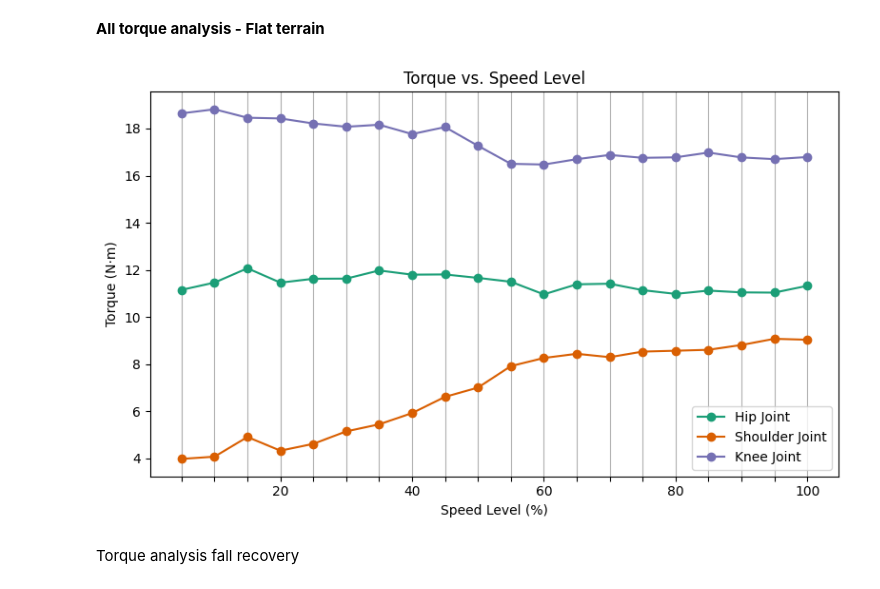
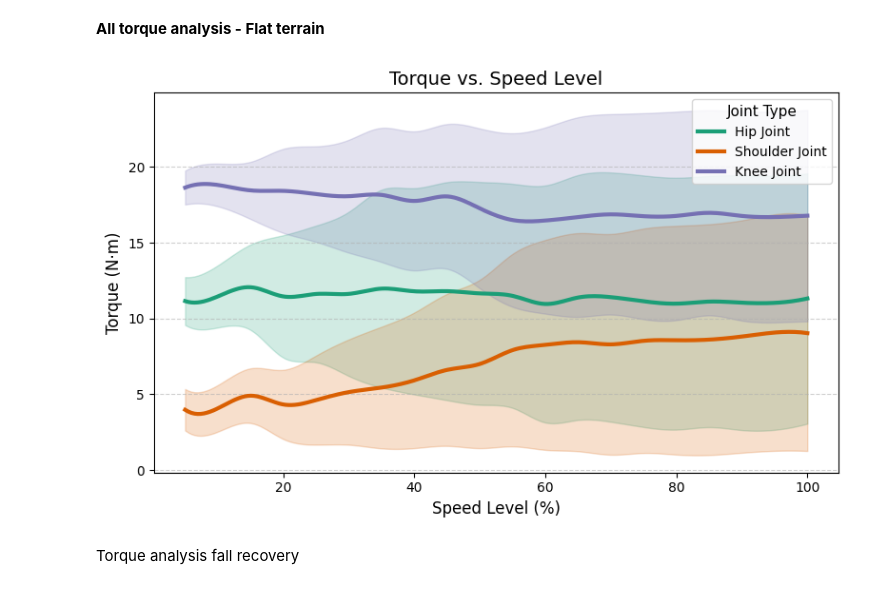
Before and after one commit to JansSolanoVega/legged_gym, a Jupyter notebook: legged_gym/scripts/analysis/plots.ipynb, the cells around one changed output. Saved outputs shown, nothing was run; the diff lists cells and outputs as text; code cells hidden in the pictures.

```diff
--- a/legged_gym/scripts/analysis/plots.ipynb
+++ b/legged_gym/scripts/analysis/plots.ipynb
@@ -461,8 +459,10 @@ from matplotlib.lines import Line2D
 import numpy as np
 
 # Datos
-torques_up = np.load('torques_up.npy')
-torques_down = np.load('torques_down.npy')
+PATH = "/home/zetans/Desktop/results_plots/torque_analysis/25_limit"
+
+torques_up = np.load(os.path.join(PATH,'torques_up.npy'))
+torques_down = np.load(os.path.join(PATH,'torques_down.npy'))
 mean_torques = [torques_up, torques_down]
 
 n = torques_up.shape[0]
@@ -606,51 +606,71 @@ for i, (direction) in tqdm(enumerate(iterations_values)):
 group_speeds_joint = (group_speeds.reshape(group_speeds.shape[0], group_speeds.shape[1], 4, 3)).mean(axis=(0, 2))
 group_speeds_joint_std = (group_speeds_std.reshape(group_speeds.shape[0], group_speeds.shape[1], 4, 3)).mean(axis=(0, 2))
 # %%
-# Terrain difficulties (X-axis values)
-difficulties = np.arange(1, n+1) * 5
+import numpy as np
+import matplotlib.pyplot as plt
+from scipy.interpolate import make_interp_spline
 
-# Elegant grayscale-friendly colors for paper
+# X-axis: Terrain difficulties (Speed levels in %)
+difficulties = np.arange(1, n + 1) * 5
+
+# Joint labels and grayscale-printable colors
+motor_labels = ["Hip Joint", "Shoulder Joint", "Knee Joint"]
 colors = ["#1b9e77", "#d95f02", "#7570b3"]
-motor_labels = ["Hip Joint", "Shoulder Joint", "Knee Joint"]
+
+# Interpolated X-axis (dense for smooth curve)
+x_smooth = np.linspace(difficulties.min(), difficulties.max(), 200)
 
 # Plot setup
-plt.figure(figsize=(8, 5))
-ax = plt.gca()
+fig, ax = plt.subplots(figsize=(8, 5))
 
-# Plot lines
+# Plot for each joint
 for i in range(3):
-    ax.errorbar(
-        difficulties,
-        group_speeds_joint[:, i],
-        # yerr=group_speeds_joint_std[:, i],
+    y_mean = group_speeds_joint[:, i]
+    y_std  = group_speeds_joint_std[:, i]
+
+    # Interpolation for mean and std
+    mean_spline = make_interp_spline(difficulties, y_mean, k=3)
+    std_spline  = make_interp_spline(difficulties, y_std, k=3)
+    y_smooth = mean_spline(x_smooth)
+    std_smooth = std_spline(x_smooth)
+
+    # Plot mean curve
+    ax.plot(
+        x_smooth,
+        y_smooth,
         label=motor_labels[i],
         color=colors[i],
-        capsize=4,
-        marker='o'
+        linewidth=3
+    )
+
+    # Plot shaded area for ±std
+    ax.fill_between(
+        x_smooth,
+        y_smooth - std_smooth,
+        y_smooth + std_smooth,
+        alpha=0.2,
+        color=colors[i]
     )
 
 # Axis labels and title
-ax.set_xlabel("Speed Level (%)")
-ax.set_ylabel("Torque (N·m)")
-ax.set_title("Torque vs. Speed Level")
+ax.set_xlabel("Speed Level (%)", fontsize=12)
+ax.set_ylabel("Torque (N·m)", fontsize=12)
+ax.set_title("Torque vs. Speed Level", fontsize=14)
 
 # Legend
-ax.legend()
+ax.legend(title="Joint Type", fontsize=10, title_fontsize=11)
 
-# Grid on all x ticks
-ax.set_xticks(difficulties)  # keeps grid lines
+# X-ticks and grid
+#ax.set_xticks(difficulties)
+#selected_ticks = [20, 40, 60, 80, 100]
+#ax.set_xticklabels([str(t) if t in selected_ticks else '' for t in difficulties])
+ax.grid(True, axis='y', linestyle='--', alpha=0.6)
 
-# Only 5 x-axis tick labels shown
-selected_ticks = [20, 40, 60, 80, 100]
-ax.set_xticklabels([str(tick) if tick in selected_ticks else '' for tick in difficulties])
-
-# Draw vertical grid lines
-ax.grid(axis="x")
-
+# Layout and show
 plt.tight_layout()
 plt.show()
 # %% [output]
-[figure, old version]
+[figure, new version]
 # %%
 data = {
     "speeds": difficulties.tolist(),
```
Also changed, not shown: parts of 4 cells of this notebook, 5 other files.
